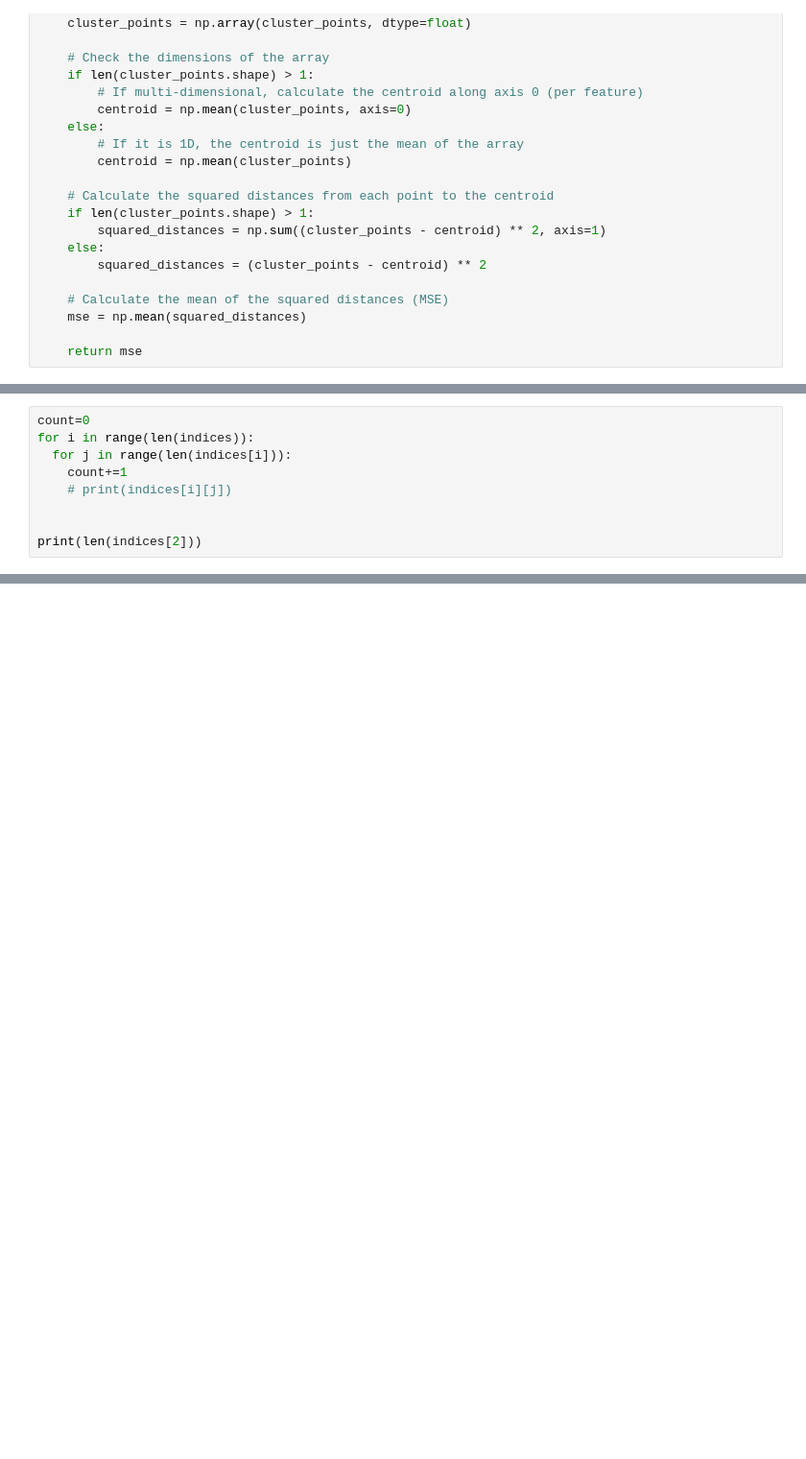
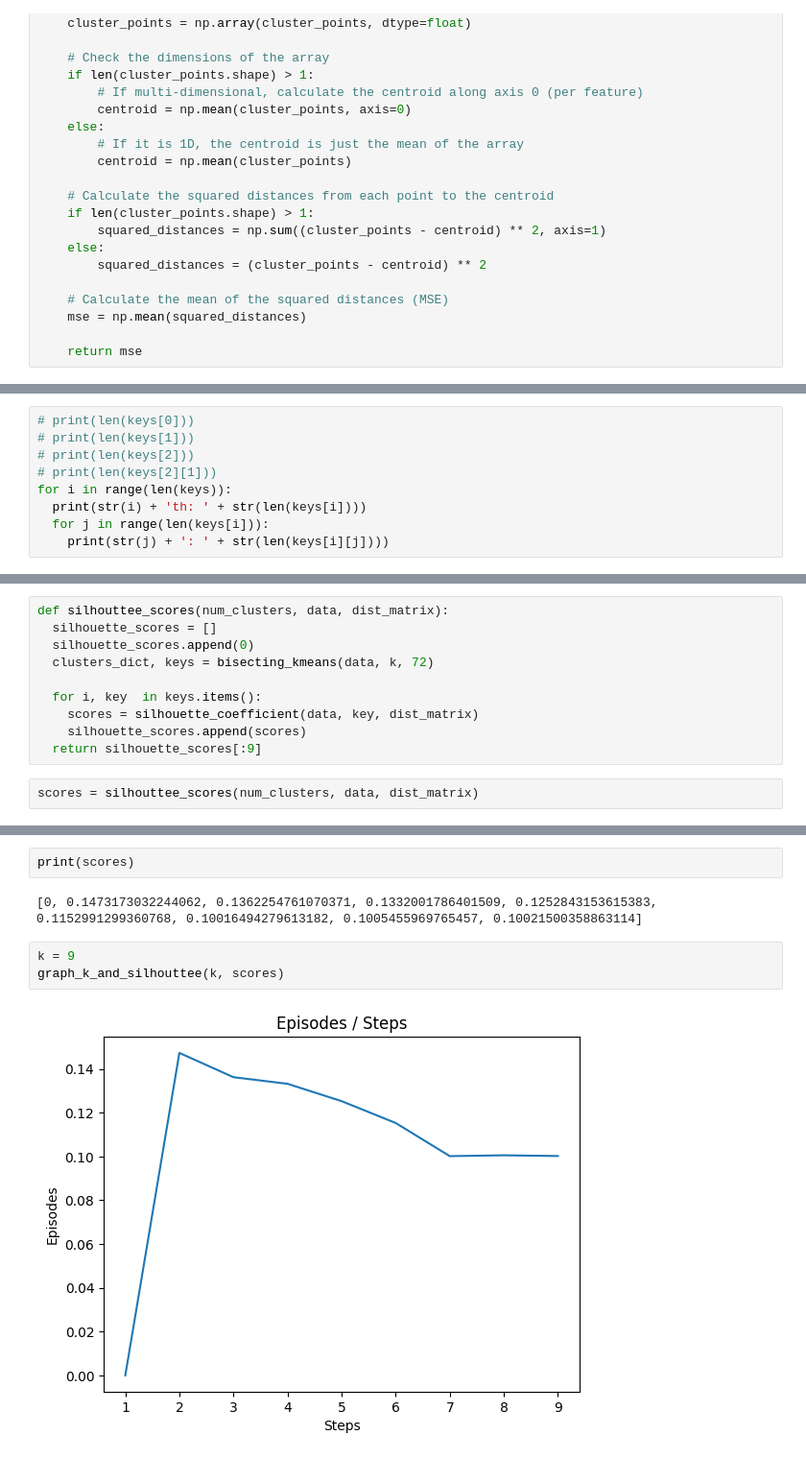
Before and after one commit to imranmurtaza110/Clustering_Algorithm, a Jupyter notebook: clustering_techniques.ipynb, the cells around one changed output, grey strips where cells are left out. Shown at 96% size. Cells and saved outputs as stored; diff of their text form; blank space fills up the shorter version.

```diff
--- a/clustering_techniques.ipynb
+++ b/clustering_techniques.ipynb
@@ -492,9 +475,0 @@ for cluster_id, value in enumerate(clusters.values()):
-# %%
-count=0
-for i in range(len(indices)):
-  for j in range(len(indices[i])):
-    count+=1
-    # print(indices[i][j])
-
-
-print(len(indices[2]))
@@ -502,0 +476,9 @@ print(len(indices[2]))
+# %%
+# print(len(keys[0]))
+# print(len(keys[1]))
+# print(len(keys[2]))
+# print(len(keys[2][1]))
+for i in range(len(keys)):
+  print(str(i) + 'th: ' + str(len(keys[i])))
+  for j in range(len(keys[i])):
+    print(str(j) + ': ' + str(len(keys[i][j])))
@@ -502,0 +554,12 @@ print(len(indices[2]))
+# %%
+def silhouttee_scores(num_clusters, data, dist_matrix):
+  silhouette_scores = []
+  silhouette_scores.append(0)
+  clusters_dict, keys = bisecting_kmeans(data, k, 72)
+
+  for i, key  in keys.items():
+    scores = silhouette_coefficient(data, key, dist_matrix)
+    silhouette_scores.append(scores)
+  return silhouette_scores[:9]
+# %%
+scores = silhouttee_scores(num_clusters, data, dist_matrix)
@@ -502,0 +575,9 @@ print(len(indices[2]))
+# %%
+print(scores)
+# %% [output]
+[0, 0.1473173032244062, 0.1362254761070371, 0.1332001786401509, 0.1252843153615383, 0.1152991299360768, 0.10016494279613182, 0.1005455969765457, 0.10021500358863114]
+# %%
+k = 9
+graph_k_and_silhouttee(k, scores)
+# %% [output]
+[figure, added]
```
Also changed, not shown: parts of 21 cells of this notebook.
